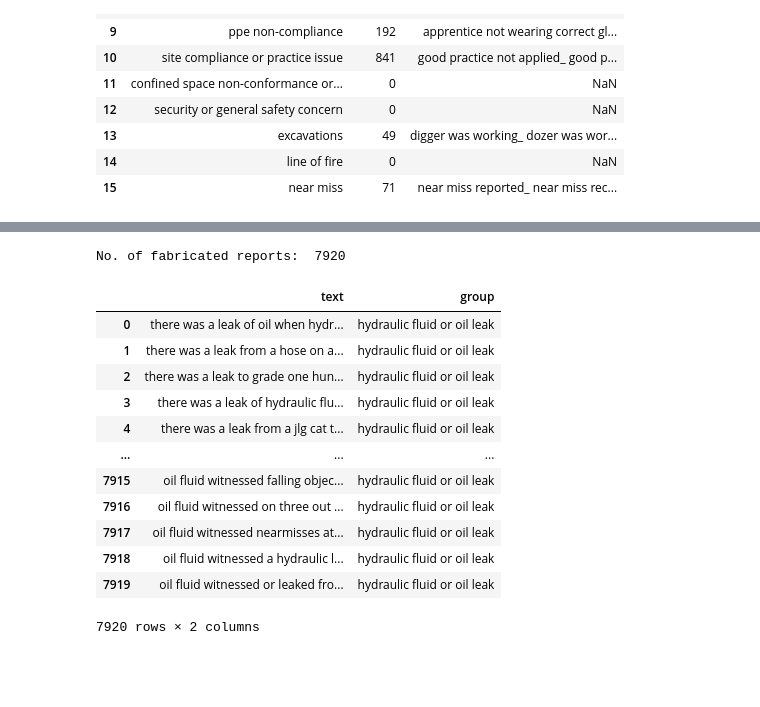
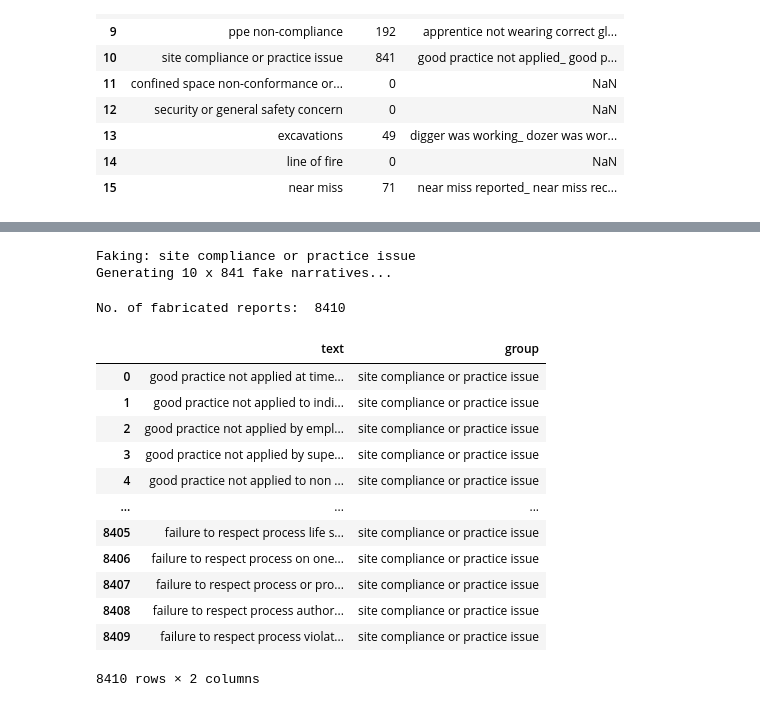
Before and after one commit to 3minuterecord/safety_report_topic_classification, a Jupyter notebook: 07_language_models/GPT2_fine_tuning_and_fake_generation.ipynb, the cells around one changed output, grey strips where cells are left out. Saved outputs shown, nothing was run; the diff lists cells and outputs as text; code cells hidden in the pictures; blank space fills up the shorter version.

Commit message:
Update language prompt rules

```diff
--- a/07_language_models/GPT2_fine_tuning_and_fake_generation.ipynb
+++ b/07_language_models/GPT2_fine_tuning_and_fake_generation.ipynb
@@ -586,7 +614,7 @@ lang_model = pickle.load(open('output/models/2209211357_hydraulic fluid or oil l
 # %%
 # Now lets use actual prompts designed for the focus group
 # Load the prompts file created using separate scripts
-prompts_file = pd.read_csv("rule_book/prompts.csv")
+prompts_file = pd.read_csv("04_rule_book/prompts.csv")
 
 def clean_prompts(in_str):
     out_str = re.sub('\\[', '', in_str)
@@ -615,7 +643,7 @@ prompts_file
 | 14 | line of fire | 0 | NaN |
 | 15 | near miss | 71 | near miss reported_ near miss rec... |
 # %%
-prompts_for_group = prompts_file[prompts_file['group'] == focus]
+prompts_for_group = prompts_file[prompts_file['group'] == focus_cat]
 prompts_for_group
 # %% [output]
 |  | group | counts | prompts |
@@ -623,5 +651,6 @@ prompts_for_group
 # %%
 # Create a list of prompts for the focus group only
-print(f"There are {prompts_for_group['counts'].iloc[0]} unique prompts...")
+num_unique_prompts = prompts_for_group['counts'].iloc[0]
+print(f"There are {num_unique_prompts} unique prompts...")
 prompts_list = prompts_for_group['prompts'].iloc[0].split('_ ')
 # %% [output]
@@ -652,7 +681,14 @@ prompts_list
 # using the language model decoder
 all_fab_txts = []
 ECHO=False
-HOW_MANY_PER_PROMPT = 10 # Create n different narratives per prompt...
+
+# Create n different narratives per prompt...
+# Target n number of augments so that there is consistency betweem groups when evaluating impact
+# of the augmentation
+target_num_of_augs = 8000
+HOW_MANY_PER_PROMPT = ceil(target_num_of_augs / num_unique_prompts)
+print(f'Faking: {focus_cat}')
+print(f'Generating {HOW_MANY_PER_PROMPT} x {num_unique_prompts} fake narratives...')
 
 for p in tqdm(prompts_list):
     how_many_examples = HOW_MANY_PER_PROMPT
@@ -687,28 +723,31 @@ for p in tqdm(prompts_list):
                     print(chunk)
 
 df_fab_txts = pd.DataFrame(all_fab_txts, columns = ['text'])
-df_fab_txts['group'] = focus
+df_fab_txts['group'] = focus_cat
+# %% [output]
+Faking: site compliance or practice issue
+Generating 10 x 841 fake narratives...
 # %%
 # Check the the number of fake narrratives (should be n x unique prompt count)
 rep_count = len(df_fab_txts)
 print('No. of fabricated reports: ', rep_count)
 
 # Now write the fake data to the 'fabricated' subfolder of the data folder
 # This data will be used for transformer-based data augmentation (TrDA)
-df_fab_txts.to_csv(f'data/fabricated/{focus}_{rep_count}.csv', index=False)
+df_fab_txts.to_csv(f'01_data/fabricated/{focus_cat}_{rep_count}_trda.csv', index=False)
 df_fab_txts
 # %% [output]
-No. of fabricated reports:  7920
+No. of fabricated reports:  8410
 |  | text | group |
-| 0 | there was a leak of oil when hydr... | hydraulic fluid or oil leak |
-| 1 | there was a leak from a hose on a... | hydraulic fluid or oil leak |
-| 2 | there was a leak to grade one hun... | hydraulic fluid or oil leak |
-| 3 | there was a leak of hydraulic flu... | hydraulic fluid or oil leak |
-| 4 | there was a leak from a jlg cat t... | hydraulic fluid or oil leak |
+| 0 | good practice not applied at time... | site compliance or practice issue |
+| 1 | good practice not applied to indi... | site compliance or practice issue |
+| 2 | good practice not applied by empl... | site compliance or practice issue |
+| 3 | good practice not applied by supe... | site compliance or practice issue |
+| 4 | good practice not applied to non ... | site compliance or practice issue |
 | ... | ... | ... |
-| 7915 | oil fluid witnessed falling objec... | hydraulic fluid or oil leak |
-| 7916 | oil fluid witnessed on three out ... | hydraulic fluid or oil leak |
-| 7917 | oil fluid witnessed nearmisses at... | hydraulic fluid or oil leak |
-| 7918 | oil fluid witnessed a hydraulic l... | hydraulic fluid or oil leak |
-| 7919 | oil fluid witnessed or leaked fro... | hydraulic fluid or oil leak |
+| 8405 | failure to respect process life s... | site compliance or practice issue |
+| 8406 | failure to respect process on one... | site compliance or practice issue |
+| 8407 | failure to respect process or pro... | site compliance or practice issue |
+| 8408 | failure to respect process author... | site compliance or practice issue |
+| 8409 | failure to respect process violat... | site compliance or practice issue |
-7920 rows × 2 columns
+8410 rows × 2 columns
```
Also changed, not shown: parts of 26 cells of this notebook, 5 other files.
